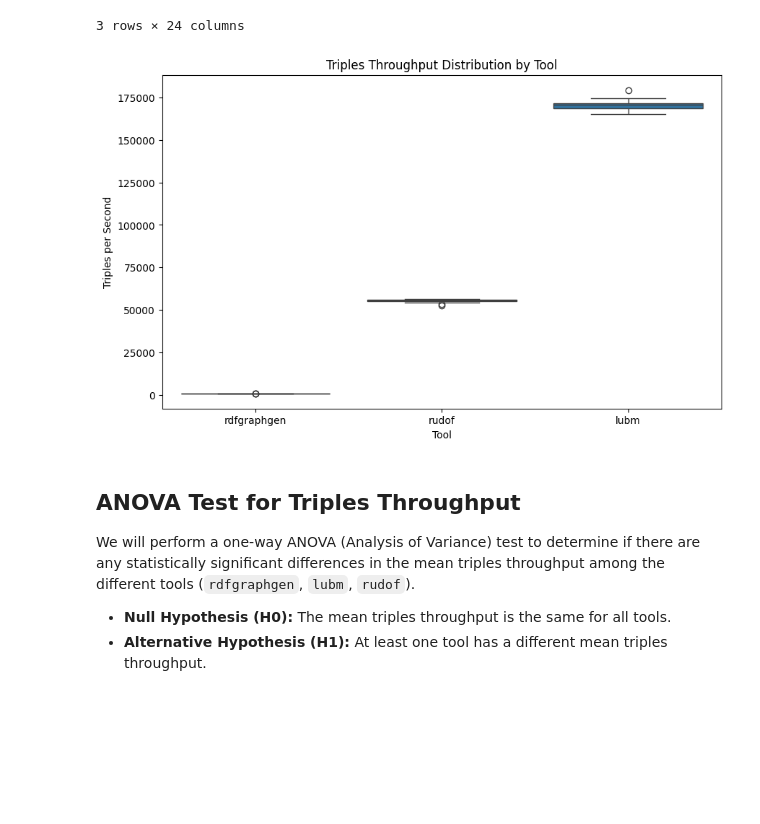
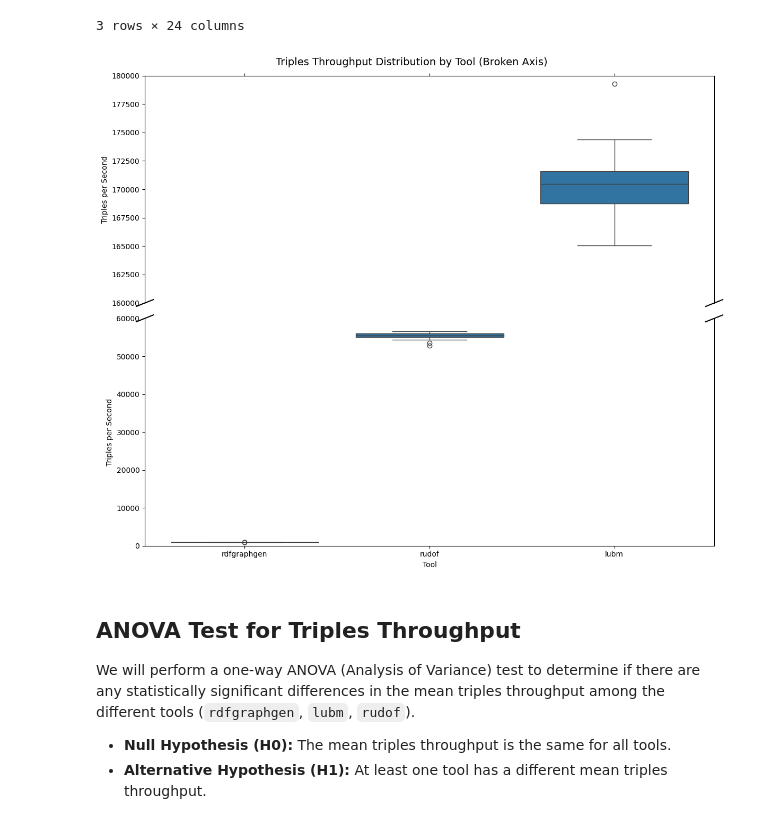
Before and after one commit to DiegoMfer/benchmarks-tfm, a Jupyter notebook: analysis.ipynb, the cells around one changed output. Drawn from its saved outputs; the diff is of its cells as text; code cells hidden in the pictures; blank space fills up the shorter version.

```diff
--- a/analysis.ipynb
+++ b/analysis.ipynb
@@ -34,17 +34,46 @@ df.groupby('tool')[['time_seconds', 'triples', 'triples_throughput']].describe()
 # %%
 # Ensure 'lubm' is the last category for plotting
 tool_order = [tool for tool in df['tool'].unique() if tool != 'lubm'] + ['lubm']
 df['tool'] = pd.Categorical(df['tool'], categories=tool_order, ordered=True)
 
-plt.figure(figsize=(10,6))
-# Changed back from sns.barplot to sns.boxplot
-sns.boxplot(x='tool', y='triples_throughput', data=df) # Reverted to boxplot
-plt.title('Triples Throughput Distribution by Tool') # Reverted title
-plt.ylabel('Triples per Second') # Reverted y-axis label
-plt.xlabel('Tool')
+# Create broken axis plot to better show the differences
+fig, (ax1, ax2) = plt.subplots(2, 1, figsize=(12, 10), sharex=True)
+
+# Plot the same data on both axes
+sns.boxplot(x='tool', y='triples_throughput', data=df, ax=ax1)
+sns.boxplot(x='tool', y='triples_throughput', data=df, ax=ax2)
+
+# Set different y-axis limits for each subplot
+ax1.set_ylim(160000, 180000)  # Upper range for LUBM
+ax2.set_ylim(0, 60000)       # Lower range for RDFGraphGen and RUDOF
+
+# Hide the spines between ax1 and ax2
+ax1.spines['bottom'].set_visible(False)
+ax2.spines['top'].set_visible(False)
+ax1.xaxis.tick_top()
+ax1.tick_params(labeltop=False)  # don't put tick labels at the top
+ax2.xaxis.tick_bottom()
+
+# Add diagonal lines to indicate the break
+d = .015  # how big to make the diagonal lines in axes coordinates
+kwargs = dict(transform=ax1.transAxes, color='k', clip_on=False)
+ax1.plot((-d, +d), (-d, +d), **kwargs)        # top-left diagonal
+ax1.plot((1 - d, 1 + d), (-d, +d), **kwargs)  # top-right diagonal
+
+kwargs.update(transform=ax2.transAxes)  # switch to the bottom axes
+ax2.plot((-d, +d), (1 - d, 1 + d), **kwargs)  # bottom-left diagonal
+ax2.plot((1 - d, 1 + d), (1 - d, 1 + d), **kwargs)  # bottom-right diagonal
+
+# Set labels and title
+fig.suptitle('Triples Throughput Distribution by Tool (Broken Axis)', fontsize=14)
+ax2.set_xlabel('Tool')
+ax1.set_ylabel('Triples per Second')
+ax2.set_ylabel('Triples per Second')
+
+plt.tight_layout()
 plt.show()
 # %% [output]
-[figure, old version]
+[figure, new version]
 # %% [markdown]
 ## ANOVA Test for Triples Throughput
 
```
Also changed, not shown: 1 other file.
